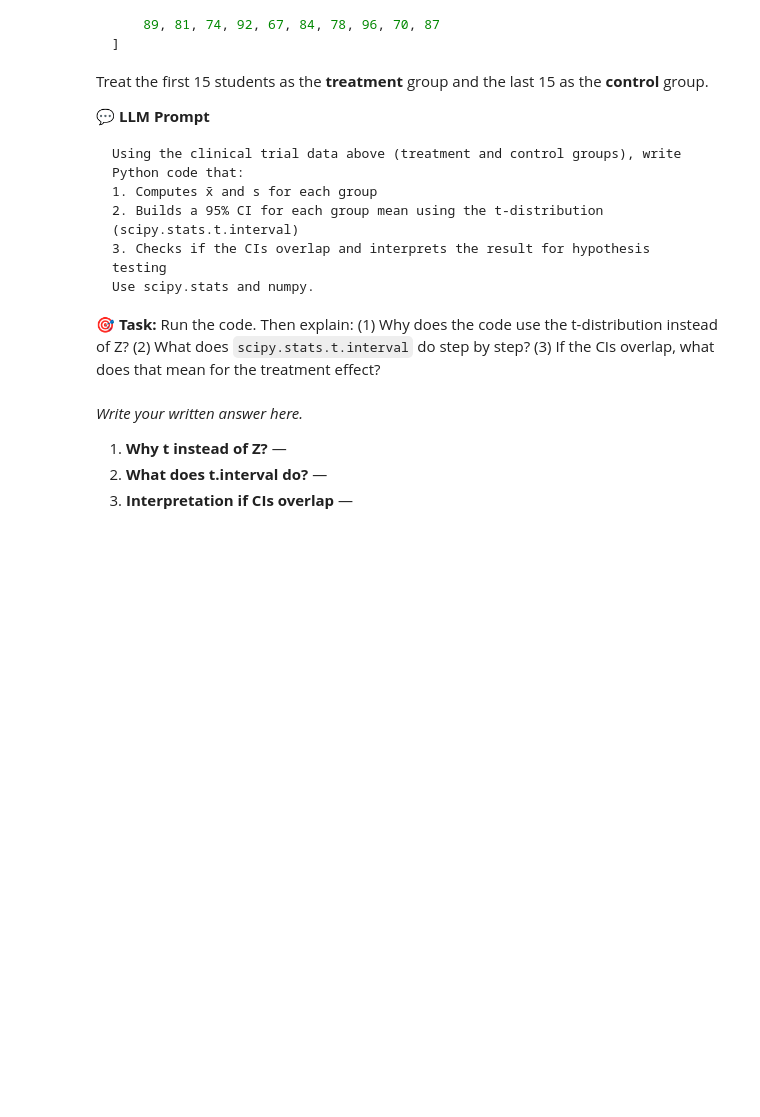
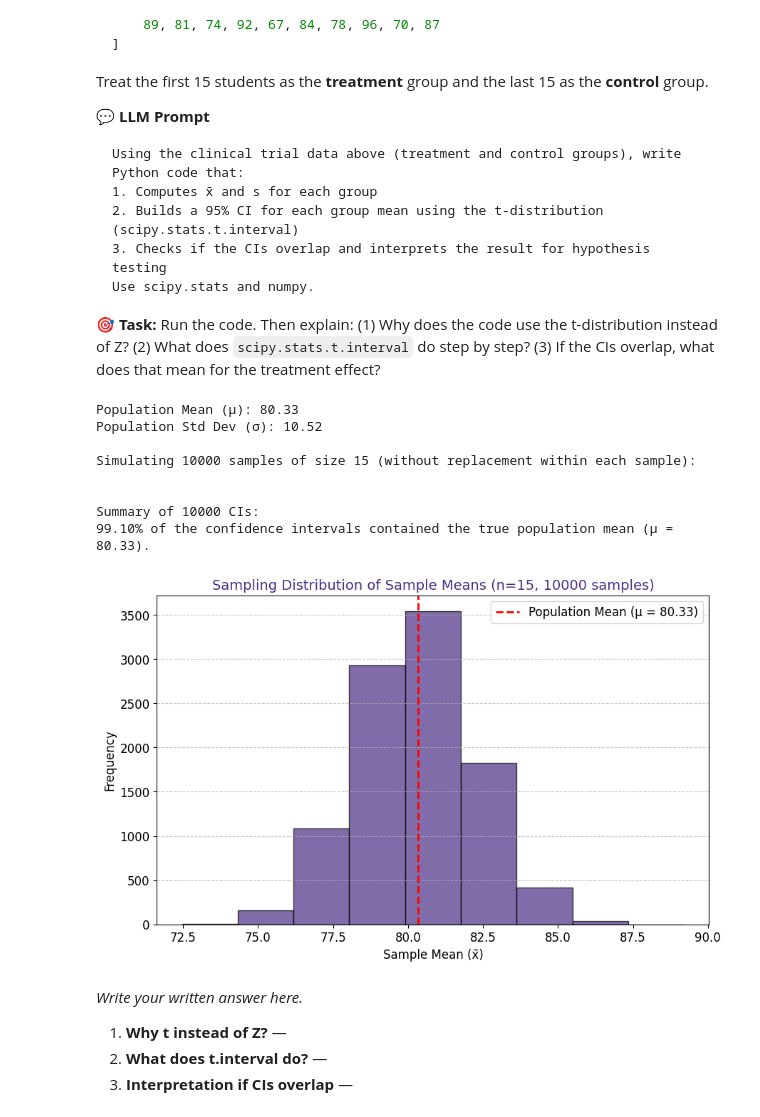
Before and after one commit to IrenePhilip01/BDATA200, a Jupyter notebook: 04_data_analysis_statistics.ipynb, the cells around one changed output. Drawn from its saved outputs; the diff is of its cells as text; code cells hidden in the pictures; blank space fills up the shorter version.

```diff
--- a/04_data_analysis_statistics.ipynb
+++ b/04_data_analysis_statistics.ipynb
@@ -797,6 +799,79 @@ treatment = scores[:15]
 control   = scores[15:]
 
 # --- Your code here ---
+# %%
+num_groups = 10000 # Number of random samples to draw
+sample_size = 15 # Size of each sample (n)
+confidence_level = 0.95
+
+# 0. Population parameters (from the 30 scores, which we treat as our population for this simulation)
+mu_pop = np.mean(scores)
+sigma_pop = np.std(scores, ddof=0) # Population standard deviation
+
+print(f"Population Mean (μ): {mu_pop:.2f}")
+print(f"Population Std Dev (σ): {sigma_pop:.2f}\n")
+
+# Lists to store results for each group
+sample_means = []
+sample_stds = []
+cis_lower = []
+cis_upper = []
+ci_contains_mu = []
+
+# 1. & 2. Compute x̄ and s, and build 95% CI for each of 30 groups
+np.random.seed(42) # for reproducibility
+
+print(f"Simulating {num_groups} samples of size {sample_size} (without replacement within each sample):\n")
+for i in range(num_groups):
+    # Draw a random sample of size 'sample_size' from the 'scores' population without replacement within the sample.
+    # We draw from the full 'scores' array each time to get independent samples.
+    sample = np.random.choice(scores, size=sample_size, replace=False)
+    x_bar = np.mean(sample)
+    s = np.std(sample, ddof=1) # Sample standard deviation (unbiased estimator)
+
+    sample_means.append(x_bar)
+    sample_stds.append(s)
+
+    # Calculate 95% CI using t-distribution
+    # Degrees of freedom (df = n-1)
+    df = sample_size - 1
+    # Standard error of the mean (SE) = s / sqrt(n)
+    std_err = s / np.sqrt(sample_size)
+    ci_lower, ci_upper = stats.t.interval(confidence_level, df, loc=x_bar, scale=std_err)
+
+    cis_lower.append(ci_lower)
+    cis_upper.append(ci_upper)
+
+    # 3. Check if CI contains the population mean
+    contains_mu = (ci_lower <= mu_pop <= ci_upper)
+    ci_contains_mu.append(contains_mu)
+    # print(f"  Sample {i+1}: Mean={x_bar:.2f}, Std={s:.2f}, CI=[{ci_lower:.2f}, {ci_upper:.2f}] (Contains μ={mu_pop:.2f}: {contains_mu})")
+
+# Interpret the result for the population mean (CI coverage)
+coverage_percentage = np.sum(ci_contains_mu) / num_groups * 100
+print(f"\nSummary of {num_groups} CIs:")
+print(f"{coverage_percentage:.2f}% of the confidence intervals contained the true population mean (μ = {mu_pop:.2f}).")
+
+# 4. Create a histogram of the sampling distribution of sample means
+plt.figure(figsize=(10, 6))
+plt.hist(sample_means, bins=np.linspace(min(sample_means)-1, max(sample_means)+1, 10), edgecolor='black', alpha=0.7, color='#4B2E83')
+plt.axvline(mu_pop, color='red', linestyle='dashed', linewidth=2, label=f'Population Mean (μ = {mu_pop:.2f})')
+plt.title(f'Sampling Distribution of Sample Means (n={sample_size}, {num_groups} samples)', fontsize=14, color='#4B2E83')
+plt.xlabel('Sample Mean (x̄)', fontsize=12)
+plt.ylabel('Frequency', fontsize=12)
+plt.legend()
+plt.grid(axis='y', linestyle='--', alpha=0.7)
+plt.show()
+# %% [output]
+Population Mean (μ): 80.33
+Population Std Dev (σ): 10.52
+
+Simulating 10000 samples of size 15 (without replacement within each sample):
+
+
+Summary of 10000 CIs:
+99.10% of the confidence intervals contained the true population mean (μ = 80.33).
+[figure, added]
 # %% [markdown]
 *Write your written answer here.*
 
```
Also changed, not shown: parts of 10 cells of this notebook.
